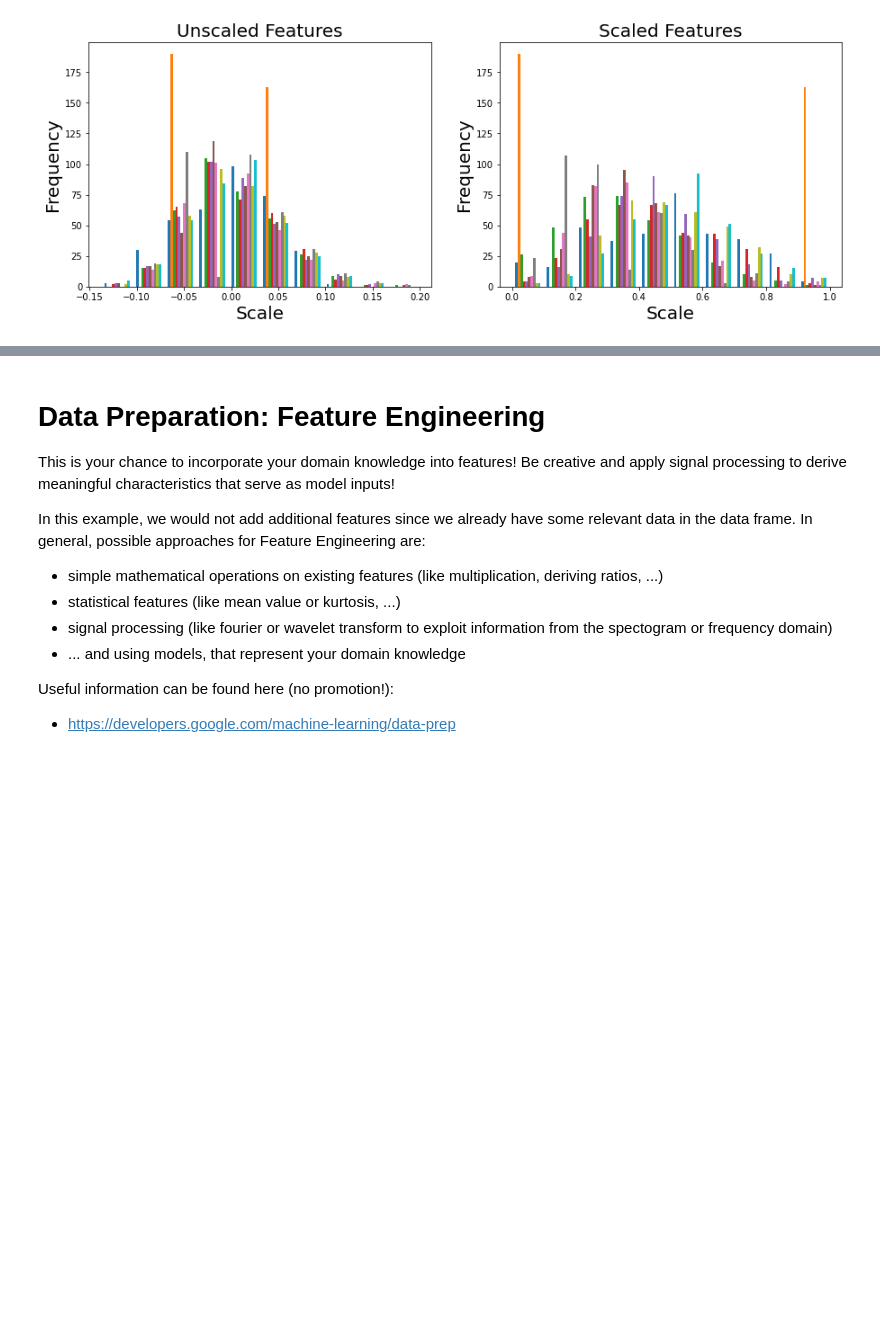
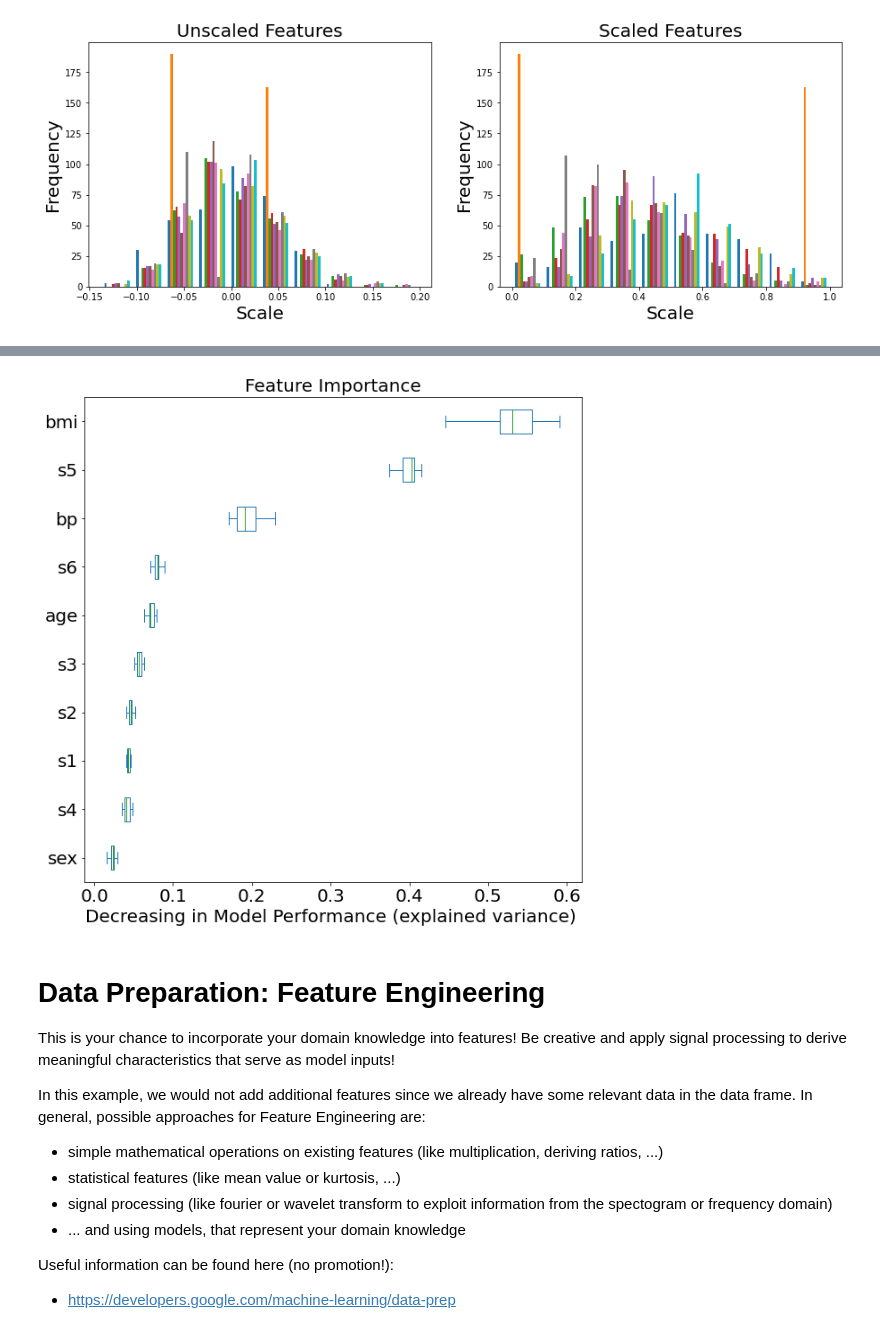
Before and after one commit to christiansimonis/CRISP-DM-AI-tutorial, a Jupyter notebook: Classic_ML.ipynb, the cells around one changed output, grey strips where cells are left out. Saved outputs shown, nothing was run; the diff lists cells and outputs as text; code cells hidden in the pictures; blank space fills up the shorter version.

```diff
--- a/Classic_ML.ipynb
+++ b/Classic_ML.ipynb
@@ -217,3 +227,21 @@ plt.show()
+# %%
+# Derive Feature Importance, using a Random Forest Regressor
+from sklearn.inspection import permutation_importance
+from sklearn.ensemble import RandomForestRegressor
+
+# Model Fit
+rf = RandomForestRegressor(n_estimators=100)
+rf.fit(X_train_scaled, Y_train) # using Train Data only as good practice
+
+# Analysis and visualization of Importance as the decrease in accuracy
+result = permutation_importance(rf, X_train_scaled, Y_train, n_repeats=10, scoring = 'explained_variance')
+sorted_importances_idx = result.importances_mean.argsort()
+ax = pd.DataFrame(result.importances[sorted_importances_idx].T,
+                  columns=X.columns[sorted_importances_idx]).plot.box(vert=False, whis=50, figsize=(10, 10), fontsize=20)
+ax.set_title("Feature Importance", fontsize=20)
+ax.set_xlabel("Decreasing in Model Performance (explained variance) ", fontsize=20);
+# %% [output]
+[figure, added]
 # %% [markdown]
 # Data Preparation: Feature Engineering
 This is your chance to incorporate your domain knowledge into features! Be creative and apply signal processing to derive meaningful characteristics that serve as model inputs!
```
Also changed, not shown: parts of 15 cells of this notebook.
